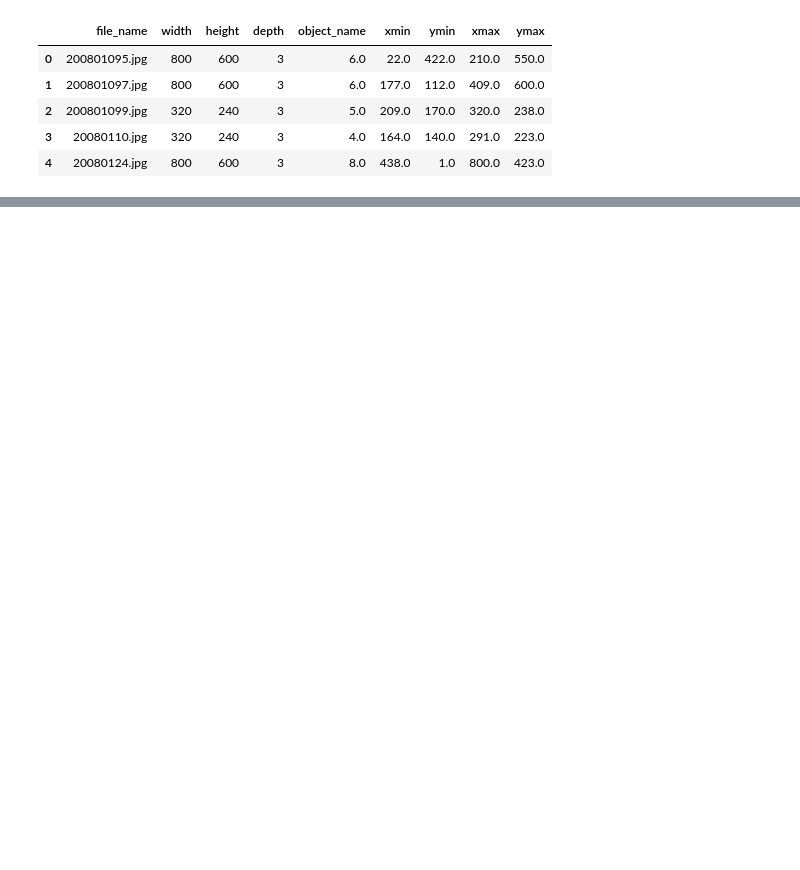
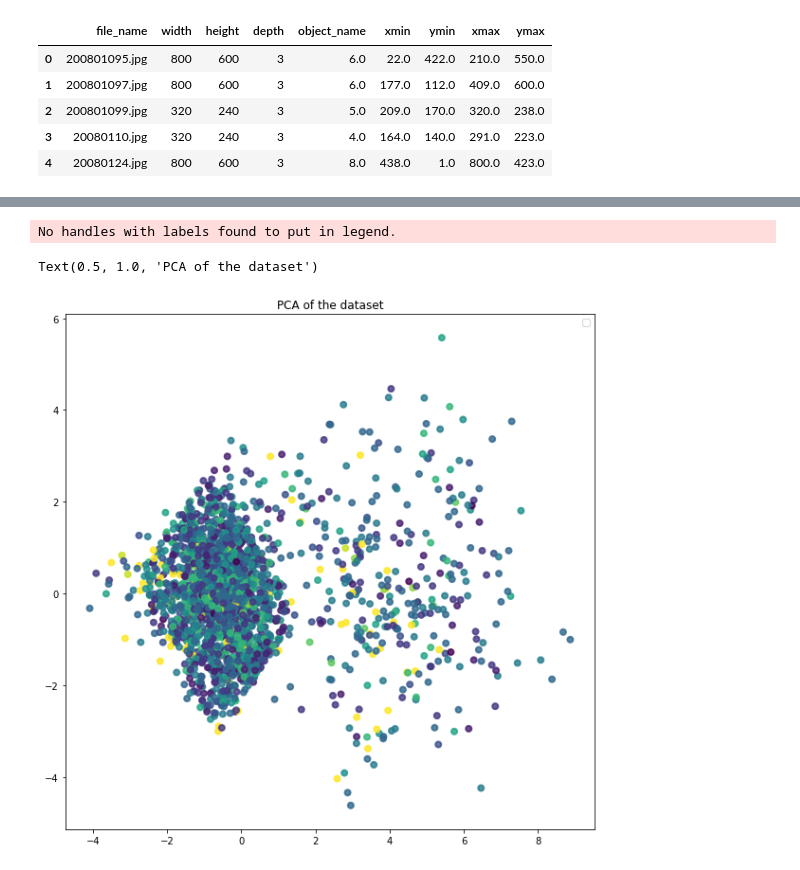
Before and after one commit to ChongMingWei/ICIP_Dengue_fever, a Jupyter notebook: DataAnalysis.ipynb, the cells around one changed output, grey strips where cells are left out. Cells and saved outputs as stored; diff of their text form; code cells hidden in the pictures; blank space fills up the shorter version.

Commit message:
Add pca plot

```diff
--- a/DataAnalysis.ipynb
+++ b/DataAnalysis.ipynb
@@ -74,0 +106,3 @@ train_data.head()
+# %%
+df_drop = train_data.drop(['file_name', 'object_name', 'depth'], axis=1)
+df_drop.head()
@@ -74,0 +116,4 @@ train_data.head()
+# %%
+# Normalization
+df_norm = (df_drop - df_drop.mean()) / df_drop.std()
+df_norm.head()
@@ -74,0 +134,3 @@ train_data.head()
+# %%
+arr = df_norm.values
+arr
@@ -74,0 +151,4 @@ train_data.head()
+# %%
+pca = PCA(n_components=2)
+arr_pca = pca.fit(arr).transform(arr)
+arr_pca
@@ -74,0 +163,13 @@ train_data.head()
+# %%
+labels = ["aquarium", "bottle", "bowl", "box", "bucket",
+          "plastic_bag", "plate", "styrofoam", "tire",
+          "toilet", "tub", "washing_machine", "water_tower"]
+
+plt.figure(figsize=(10, 10))
+plt.scatter(arr_pca[:, 0], arr_pca[:, 1], c=train_data['object_name'], alpha=.8, lw=2)
+plt.legend()
+plt.title('PCA of the dataset')
+# %% [output]
+No handles with labels found to put in legend.
+Text(0.5, 1.0, 'PCA of the dataset')
+[figure, added]
```
Also changed, not shown: parts of 13 cells of this notebook, 1 other file.
